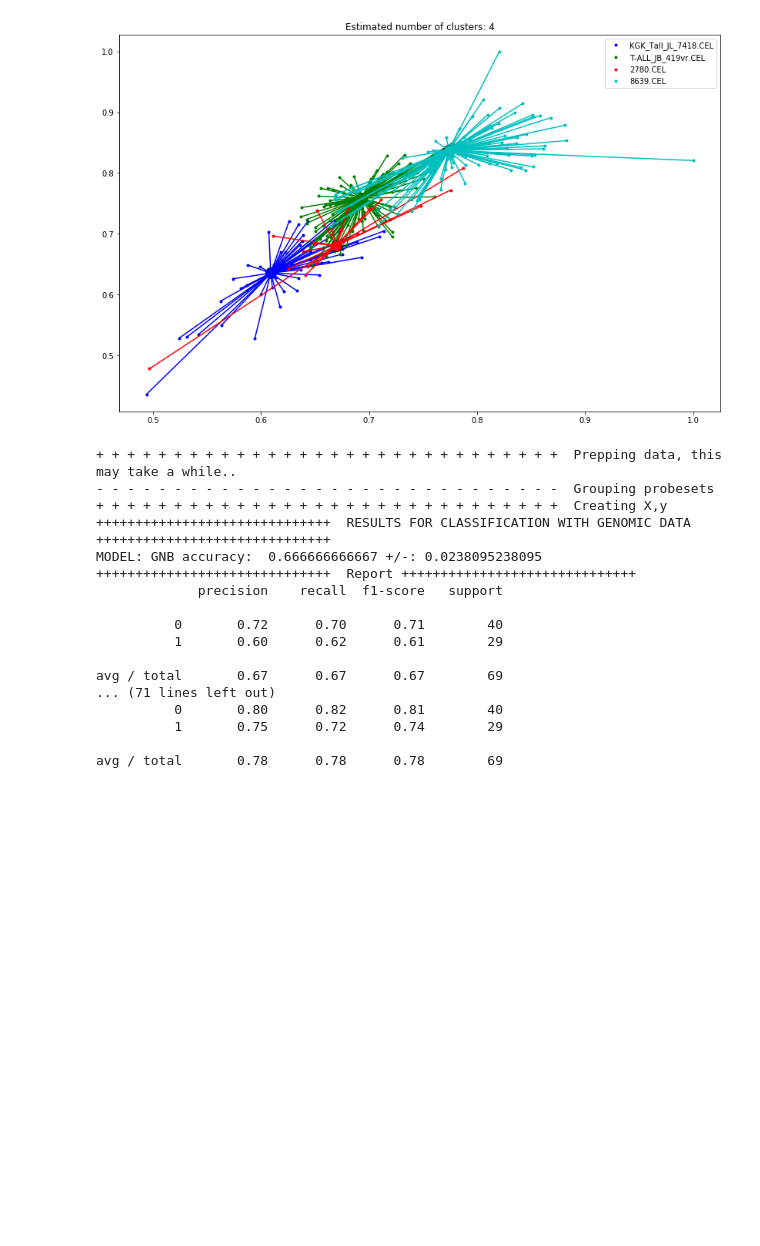
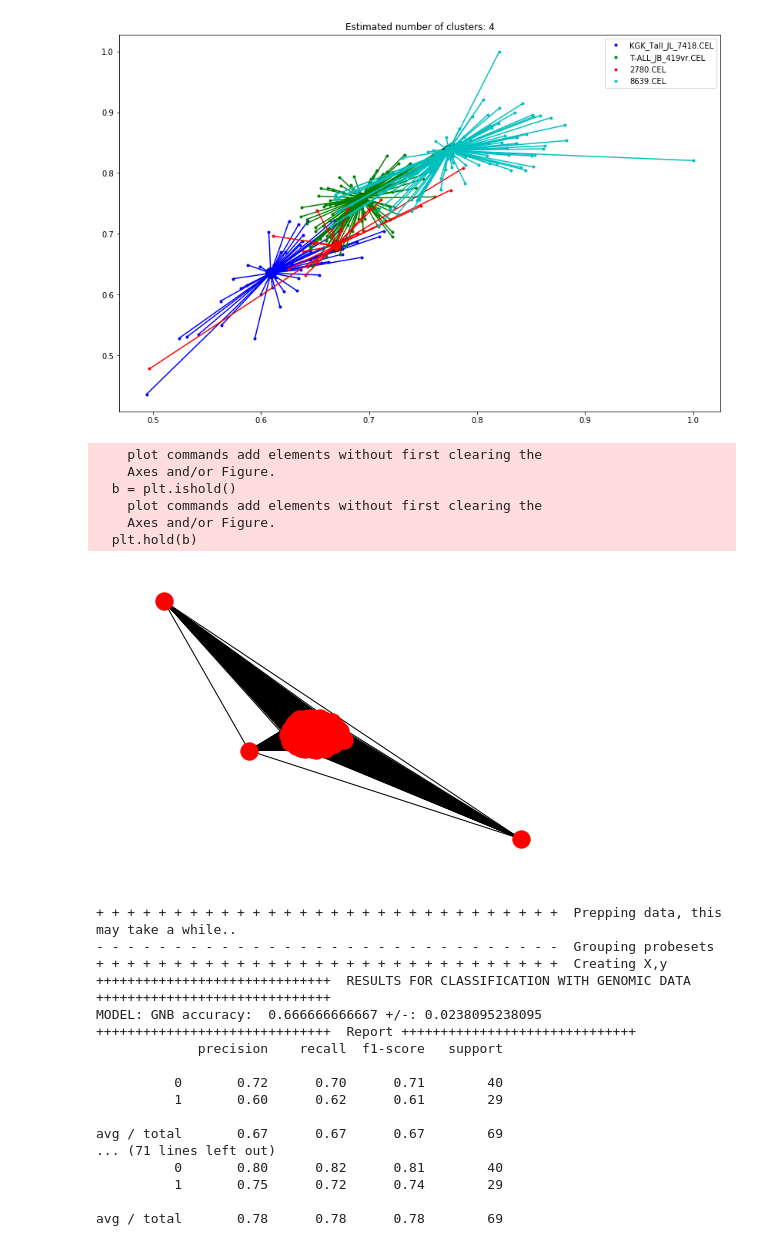
Before and after one commit to bramiozo/RexR, a Jupyter notebook: playground.ipynb, the cells around one changed output. Cells and saved outputs as stored; diff of their text form; code cells hidden in the pictures; blank space fills up the shorter version.

```diff
--- a/playground.ipynb
+++ b/playground.ipynb
@@ -310,3 +265,44 @@ Cluster centers: ['KGK_Tall_JL_7418.CEL' 'T-ALL_JB_419vr.CEL' '2780.CEL' '8639.C
+# %%
+##### CREATE graph from similarity matrix
+##################
+# nodes
+VarList = TransPosed.keys()
+nodes = []
+node_index = 0
+for patient_name in VarList:
+    nodes.append((node_index, {'name': patient_name}))
+    node_index = node_index + 1
+
+edges = []
+# edges
+patient_sim = patient_similarity(Normal, sim_type = 'euclidian', normalised = True)
+node_index_x = 0
+node_index_y = 0
+for patient_name_x in VarList:
+    for patient_name_y in VarList:
+        edges.append((node_index_x, node_index_y, patient_sim.iloc[node_index_x, node_index_y]))
+        node_index_y = node_index_y + 1
+    node_index_x = node_index_x + 1
+    node_index_y = 0
+# %%
+import networkx as nx
+G = nx.Graph()
+G.add_nodes_from(nodes)
+G.add_weighted_edges_from(edges, weight = 'weight')
+# %%
+##### apply Spring-force
+#######################
+pos = nx.spring_layout(G, k = None, dim = 2, scale = 1.0)
+nx.draw_spring(G, k = 15, dim = 2, scale = 1.0, iterations = 500)
+plt.show()
+# %% [output]
+    plot commands add elements without first clearing the
+    Axes and/or Figure.
+  b = plt.ishold()
+    plot commands add elements without first clearing the
+    Axes and/or Figure.
+  plt.hold(b)
+[figure, added]
 # %%
 ##### LOAD IN DATA
 ###################
```
Also changed, not shown: parts of 12 cells of this notebook, 1 other file.
